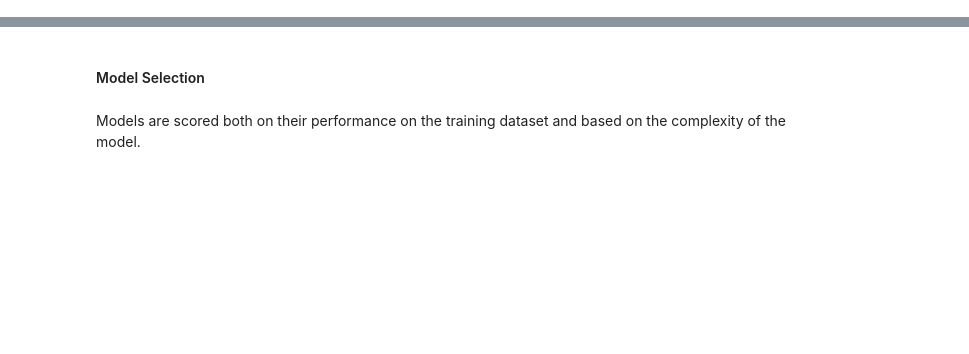
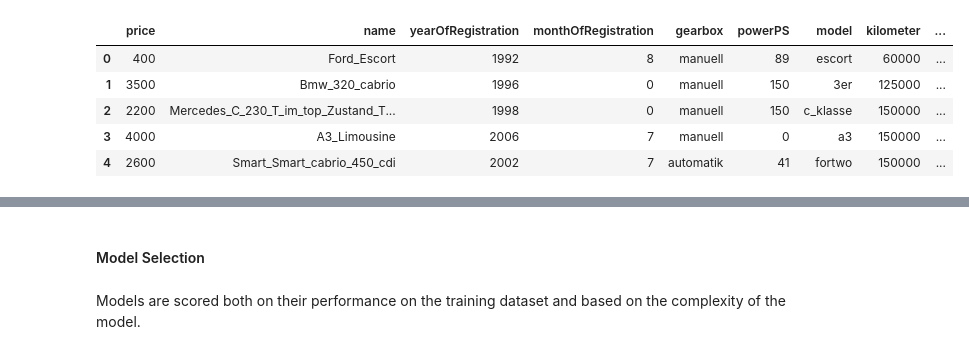
Before and after one commit to claustres/ml-mooc, a Jupyter notebook: Machine Learning/chapter19/Assignment_2_Time and Space complexity.ipynb, the cells around one changed output, grey strips where cells are left out. Cells and saved outputs as stored; diff of their text form; code cells hidden in the pictures; blank space fills up the shorter version.

```diff
--- a/Machine Learning/chapter19/Assignment_2_Time and Space complexity.ipynb
+++ b/Machine Learning/chapter19/Assignment_2_Time and Space complexity.ipynb
@@ -1,4 +1,19 @@
 # %%
 # 1. Load the cars dataset.
+# %%
+import numpy as np
+import pandas as pd
+import matplotlib.pyplot as plt
+import seaborn as sns
+
+cars = pd.read_csv('autos_small.csv')
+cars.head()
+# %% [output]
+|  | price | name | yearOfRegistration | monthOfRegistration | gearbox | powerPS | model | kilometer | ... |
+| 0 | 400 | Ford_Escort | 1992 | 8 | manuell | 89 | escort | 60000 | ... |
+| 1 | 3500 | Bmw_320_cabrio | 1996 | 0 | manuell | 150 | 3er | 125000 | ... |
+| 2 | 2200 | Mercedes_C_230_T_im_top_Zustand_T... | 1998 | 0 | manuell | 150 | c_klasse | 150000 | ... |
+| 3 | 4000 | A3_Limousine | 2006 | 7 | manuell | 0 | a3 | 150000 | ... |
+| 4 | 2600 | Smart_Smart_cabrio_450_cdi | 2002 | 7 | automatik | 41 | fortwo | 150000 | ... |
 # %%
 # 2. Figure out the best strategy to fill missing values
```
Also changed, not shown: parts of 18 cells of this notebook.
